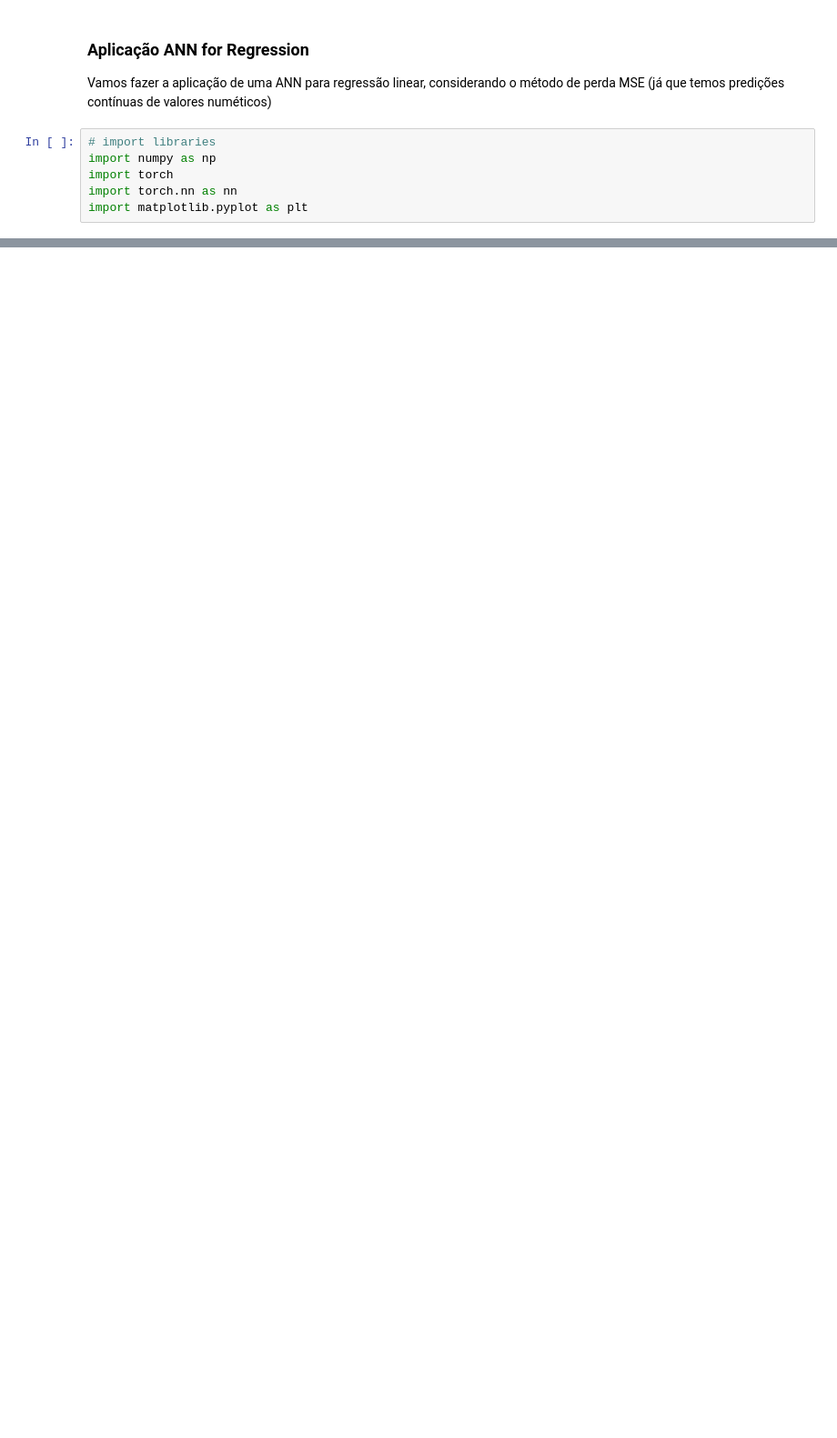
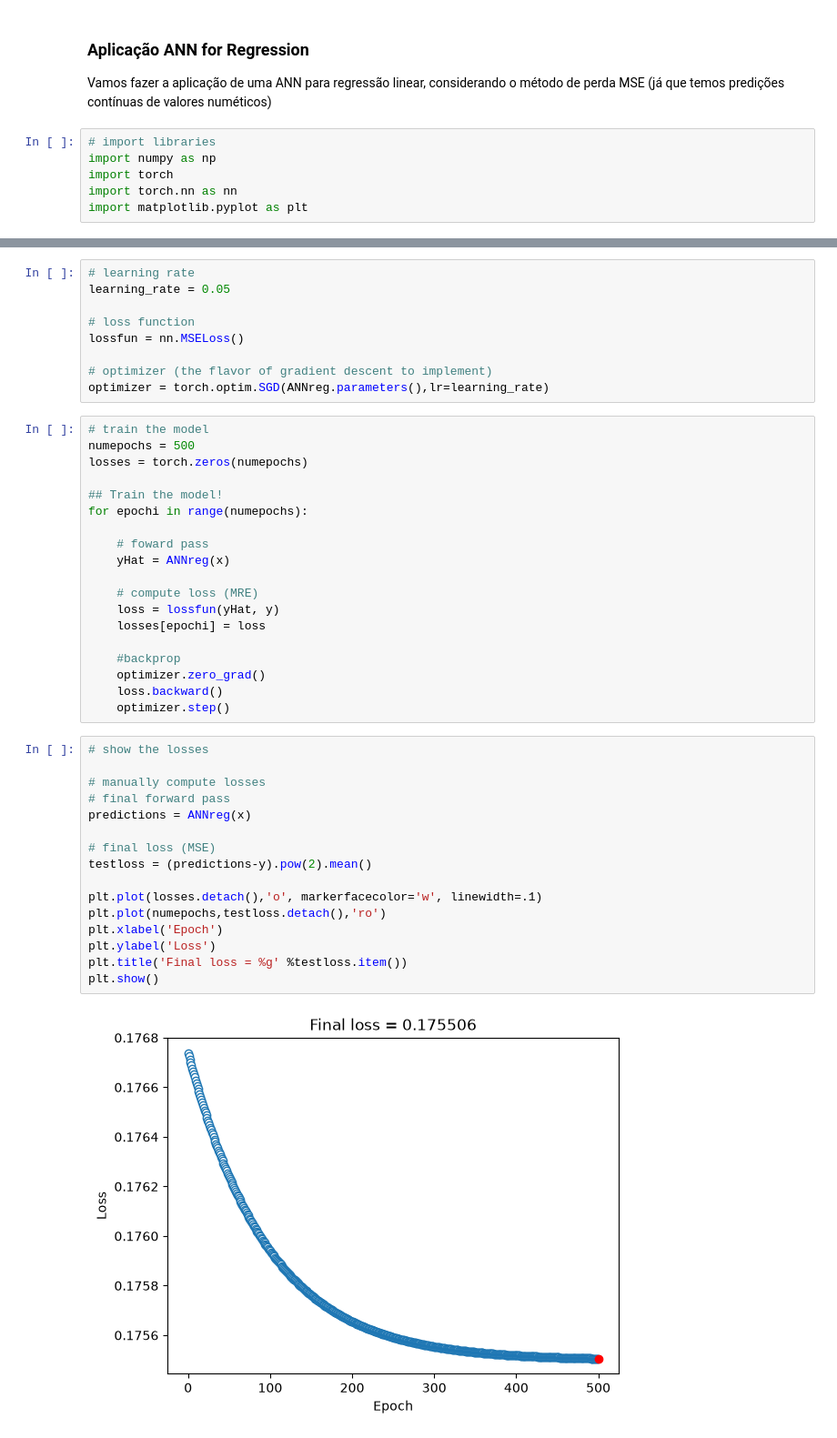
Before and after one commit to ISO158/udemy-deep-learning-cohen, a Jupyter notebook: 03-neural-networks/ann_regression_pytorch.ipynb, the cells around one changed output, grey strips where cells are left out. Shown at 91% size. Drawn from its saved outputs; the diff is of its cells as text; blank space fills up the shorter version.

```diff
--- a/03-neural-networks/ann_regression_pytorch.ipynb
+++ b/03-neural-networks/ann_regression_pytorch.ipynb
@@ -22,0 +39,46 @@ plt.show()
+# %%
+# learning rate
+learning_rate = 0.05
+
+# loss function
+lossfun = nn.MSELoss()
+
+# optimizer (the flavor of gradient descent to implement)
+optimizer = torch.optim.SGD(ANNreg.parameters(),lr=learning_rate)
+# %%
+# train the model
+numepochs = 500
+losses = torch.zeros(numepochs)
+
+## Train the model!
+for epochi in range(numepochs):
+
+    # foward pass
+    yHat = ANNreg(x)
+
+    # compute loss (MRE)
+    loss = lossfun(yHat, y)
+    losses[epochi] = loss
+
+    #backprop
+    optimizer.zero_grad()
+    loss.backward()
+    optimizer.step()
+# %%
+# show the losses
+
+# manually compute losses
+# final forward pass
+predictions = ANNreg(x)
+
+# final loss (MSE)
+testloss = (predictions-y).pow(2).mean()
+
+plt.plot(losses.detach(),'o', markerfacecolor='w', linewidth=.1)
+plt.plot(numepochs,testloss.detach(),'ro')
+plt.xlabel('Epoch')
+plt.ylabel('Loss')
+plt.title('Final loss = %g' %testloss.item())
+plt.show()
+# %% [output]
+[figure, added]
```
Also changed, not shown: parts of 2 cells of this notebook.
